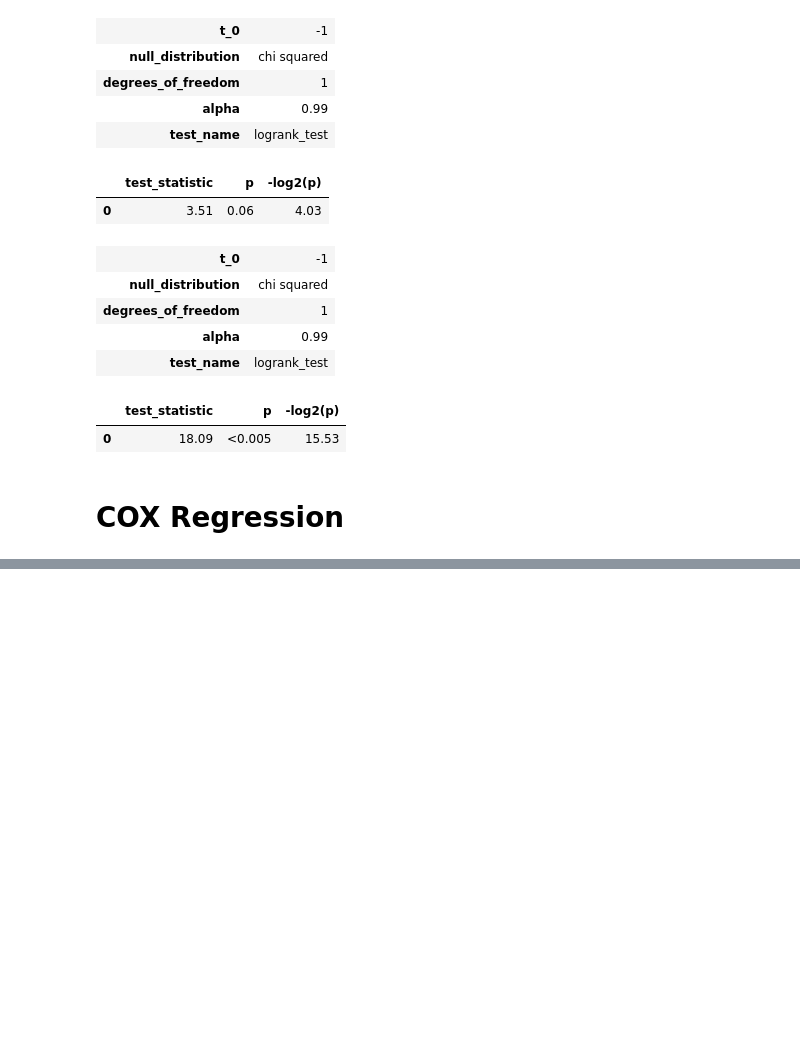
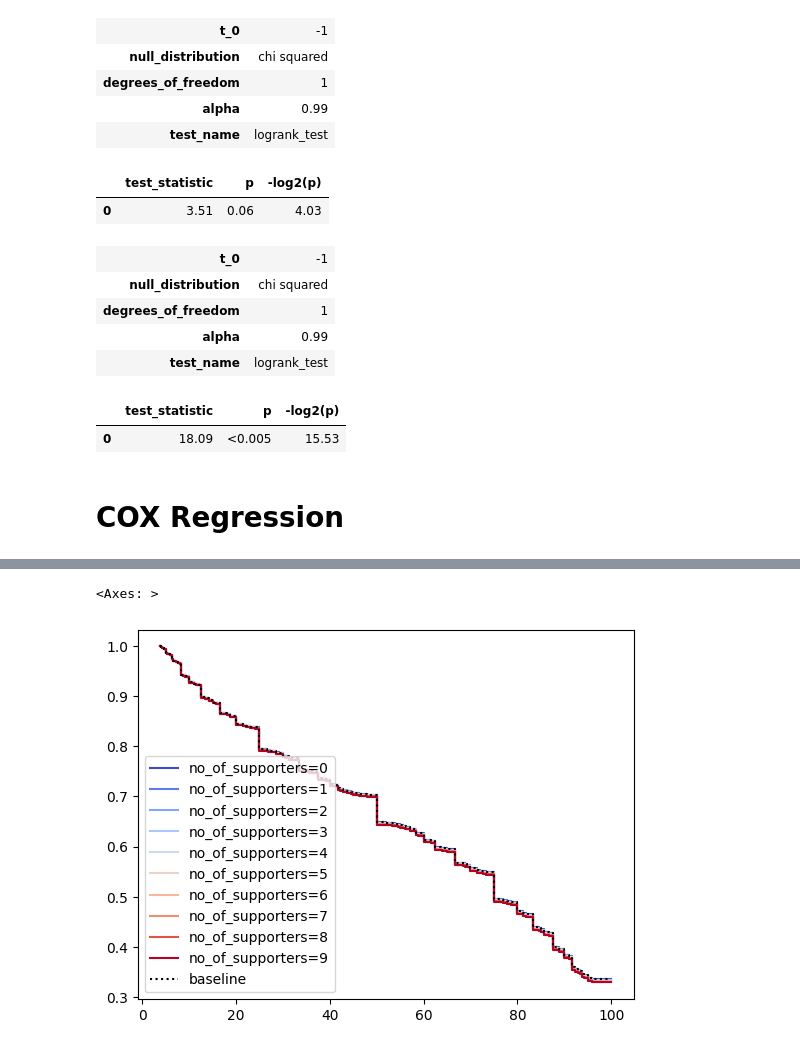
Before and after one commit to Hitkul/Put-Your-Money-Where-Your-Mouth-Is, a Jupyter notebook: analysis/Survival Analysis.ipynb, the cells around one changed output, grey strips where cells are left out. Drawn from its saved outputs; the diff is of its cells as text; code cells hidden in the pictures; blank space fills up the shorter version.

```diff
--- a/analysis/Survival Analysis.ipynb
+++ b/analysis/Survival Analysis.ipynb
@@ -370,0 +388,5 @@ cph.plot_partial_effects_on_outcome(covariates='length_in_days', values=[i for i
+# %%
+cph.plot_partial_effects_on_outcome(covariates='no_of_supporters', values=[i for i in range(0,10,1)], cmap='coolwarm')
+# %% [output]
+<Axes: >
+[figure, added]
```
Also changed, not shown: parts of 22 cells of this notebook.
